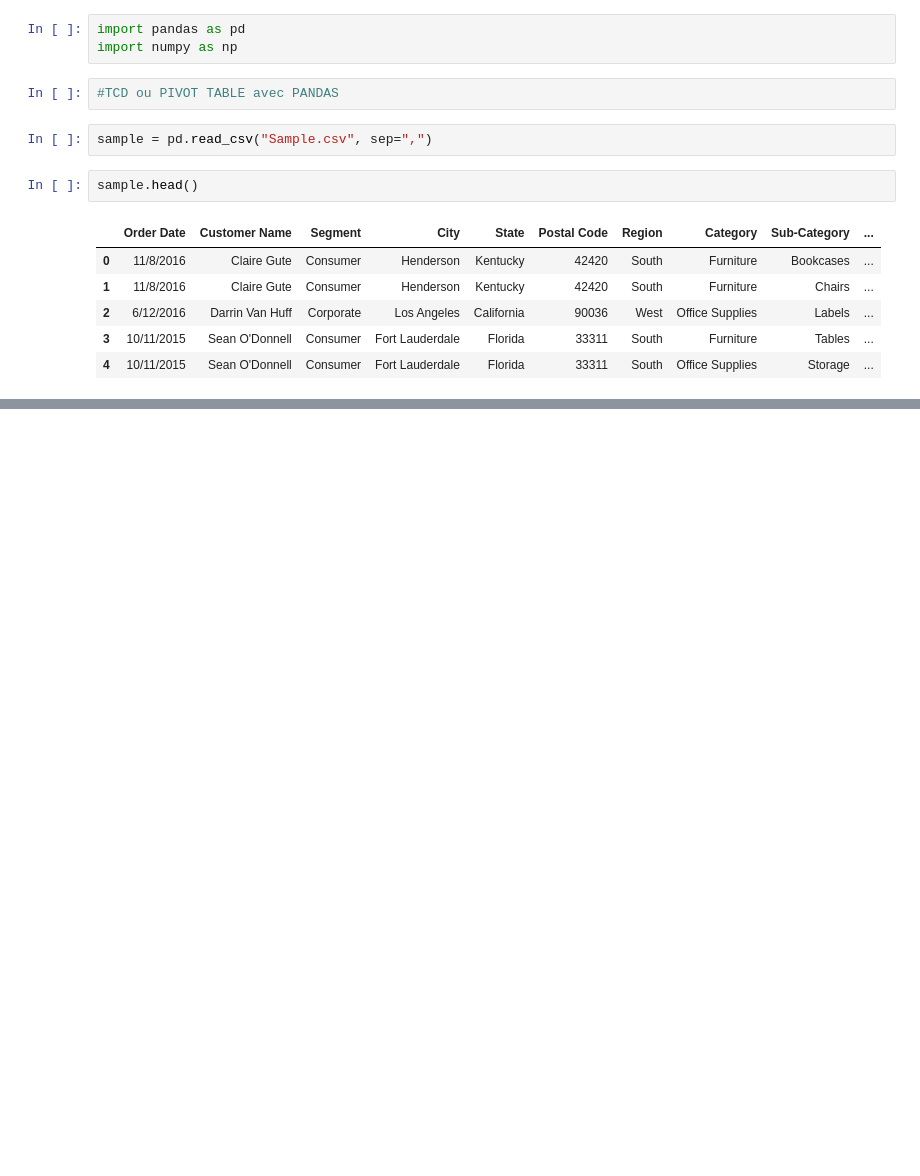
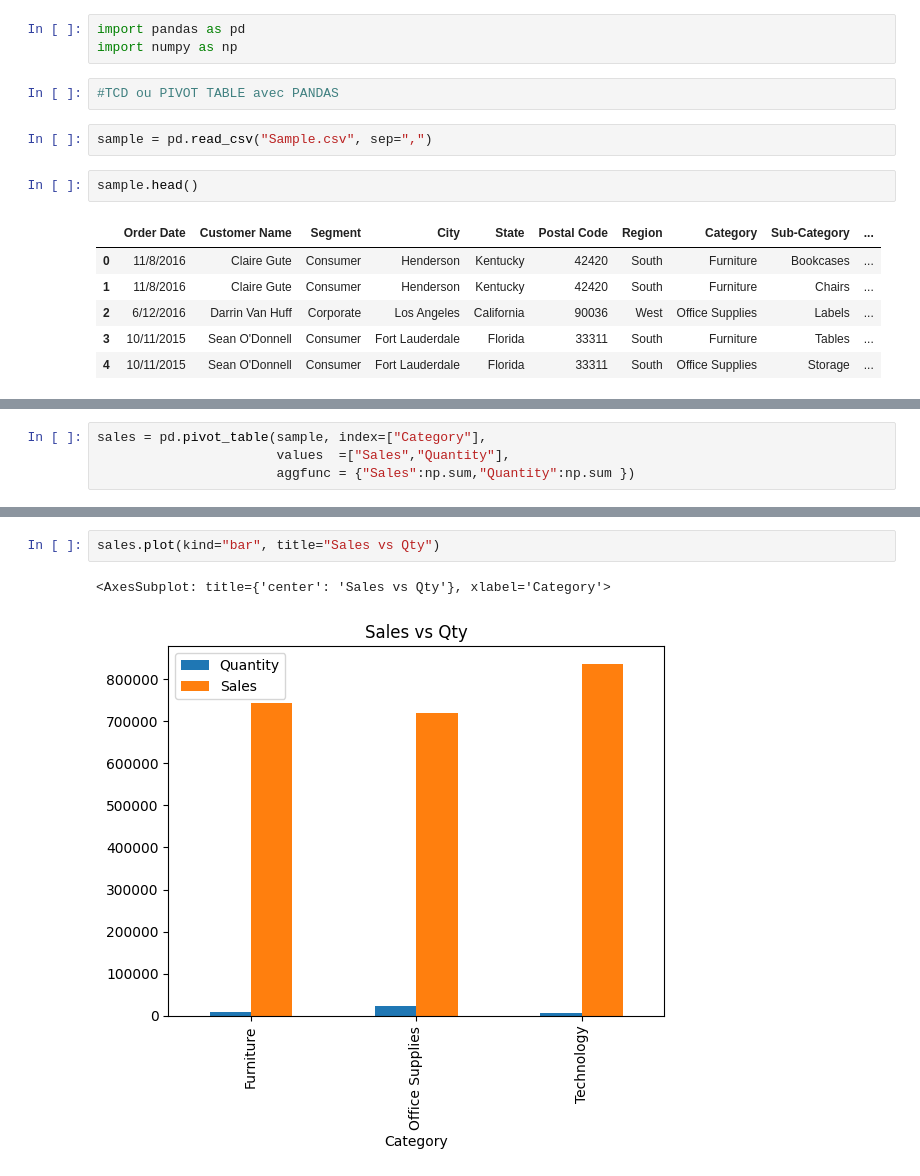
Before and after one commit to miraceti/Python_codes, a Jupyter notebook: pandas/pandas9.ipynb, the cells around one changed output, grey strips where cells are left out. Drawn from its saved outputs; the diff is of its cells as text; blank space fills up the shorter version.

Commit message:
pivot2

```diff
--- a/pandas/pandas9.ipynb
+++ b/pandas/pandas9.ipynb
@@ -16,0 +272,4 @@ sample.head()
+# %%
+sales = pd.pivot_table(sample, index=["Category"],
+                       values  =["Sales","Quantity"],
+                       aggfunc = {"Sales":np.sum,"Quantity":np.sum })
@@ -16,0 +284,5 @@ sample.head()
+# %%
+sales.plot(kind="bar", title="Sales vs Qty")
+# %% [output]
+<AxesSubplot: title={'center': 'Sales vs Qty'}, xlabel='Category'>
+[figure, added]
```
Also changed, not shown: parts of 33 cells of this notebook.
